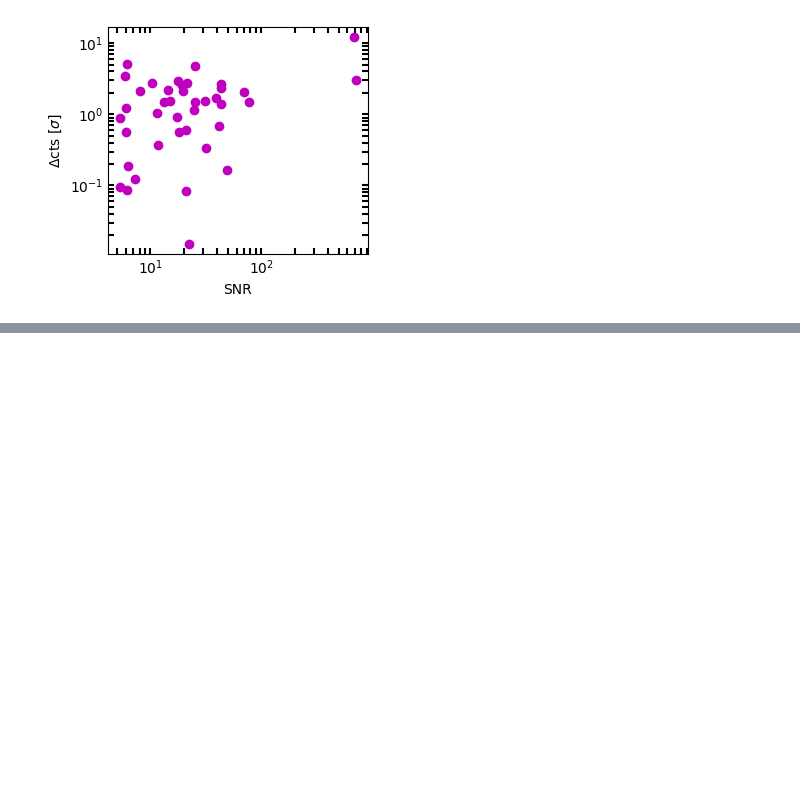
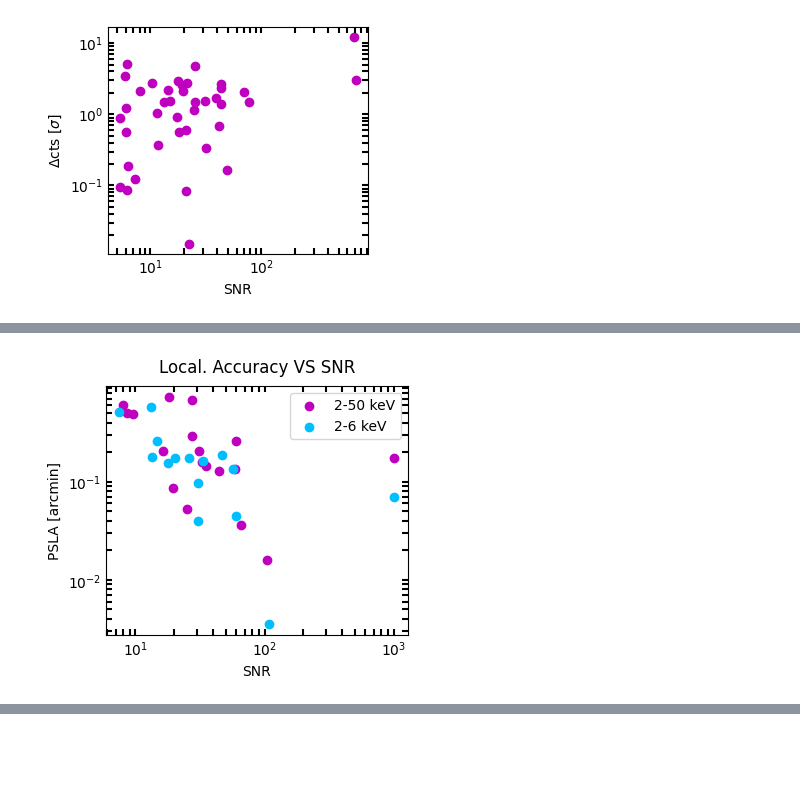
Before and after one commit to EdoardoGiancarli/LearningCodedMasks, a Jupyter notebook: IROS/PAPER_Tabs.ipynb, the cells around one changed output, grey strips where cells are left out. Saved outputs shown, nothing was run; the diff lists cells and outputs as text; code cells hidden in the pictures; blank space fills up the shorter version.

Commit message:
[dev] analysed PSLA in full and narrow eband for IROS paper

```diff
--- a/IROS/PAPER_Tabs.ipynb
+++ b/IROS/PAPER_Tabs.ipynb
@@ -487,0 +530,68 @@ Pars (a, b):
+# %%
+####### NOTE: TEMPORARY PECIONATA TO AVOID WRITING A NEW SCRIPT
+
+def show_psla_vs_snr_across_runs(
+    coord_res: list[NDArray],
+    snrvals: list[NDArray],
+    xlabel: str,
+    ylabel: str,
+    title: str | None = None,
+    save_to: str | Path | None = None,
+    colors: Optional[list[str]] = None,
+    labels: Optional[list[str]] = None,
+    save_options: dict[str, Any] | None = None,
+    xlims: Optional[tuple[float, float]] = (None, None),
+    ylims: Optional[tuple[float, float]] = (None, None),
+    **fig_kws,
+    ) -> None:
+    """Plots the coordinates residues vs off-axis angle."""
+    coord_res_, snrvals_ = map(lambda x: x if isinstance(x, list) else [x], (coord_res, snrvals))
+    colors_, labels_ = map(lambda x: x if x is not None else [None] * len(coord_res_), (colors, labels))
+
+    fig, ax = plt.subplots(1, 1, tight_layout=True, **fig_kws)
+
+    for snr_arr, coord_arr, c, lbl in zip(snrvals_, coord_res_, colors_, labels_):
+        ax.scatter(snr_arr, coord_arr, c=c, label=lbl)
+
+    ax.set_xscale('log'); ax.set_yscale('log')
+    ax.set_xlim(xlims); ax.set_ylim(ylims)
+    ax.set_title(title or '', pad=10)
+    ax.set_xlabel(xlabel=xlabel); ax.set_ylabel(ylabel=ylabel)
+    ax.xaxis.set_ticks_position('both'); ax.yaxis.set_ticks_position('both')
+    ax.tick_params(which='both', direction='in', width=1.5, length=4 if 'major' else 2.5)
+    ax.legend(loc='best')
+
+    if save_to is not None:
+        save_options_ = save_options or {}
+        fig.savefig(save_to, **save_options_)
+    plt.show()
+    return
+
+
+psla_2_6keV = np.array(
+    [
+        0.069802, 0.003583, 0.044247, 0.134843, 0.187329, 0.161597, 0.097080, 0.040169,
+        0.172248, 0.173918, 0.153276, 0.261800, 0.177146, 0.569441, 0.516546,
+    ],
+)
+snr_2_6keV = np.array(
+    [
+        1010.124504, 109.126926, 60.031804, 56.415967, 46.956781, 33.158408, 30.748603,
+        30.430319, 25.933388, 20.078068, 17.743360, 14.610357, 13.331698, 13.108601, 7.496616,
+    ],
+)
+
+
+show_psla_vs_snr_across_runs(
+    coord_res=[np.sqrt(cmn_df['DthetaX_A'] ** 2 + cmn_df['DthetaX_B'] ** 2), psla_2_6keV],
+    snrvals=[cmn_df['SNR'], snr_2_6keV],
+    xlabel='SNR',
+    ylabel='PSLA [arcmin]',
+    title='Local. Accuracy VS SNR',
+    colors=['m', 'DeepSkyBlue'],
+    labels=['2-50 keV', '2-6 keV'],
+    # save_to=f'{OUT_RESULTS_PATH}/psla_vs_snr_{'smoothed_' if 'smoothed' in RUN_ID else ''}{DATASET}_{E_min}-{E_max}keV_Unit_RUNCFR.pdf',
+    figsize=(3.4 + 0.5, 3.0 + 0.5),
+)
+# %% [output]
+[figure, added]
```
Also changed, not shown: parts of 5 cells of this notebook.
